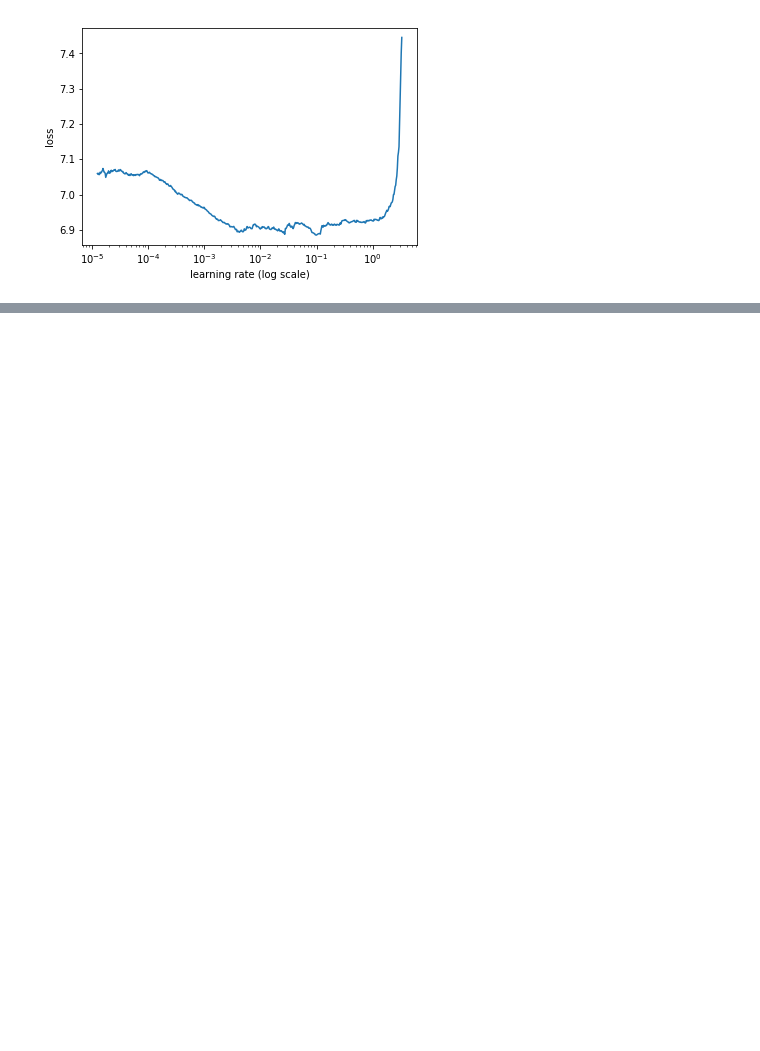
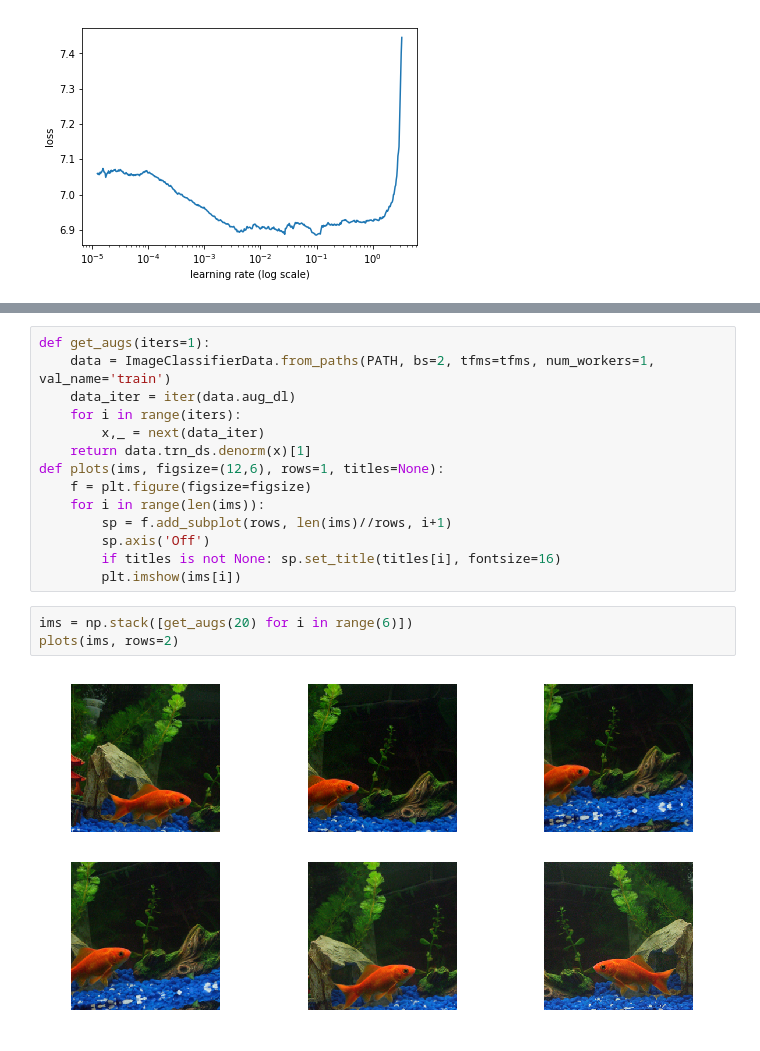
Before and after one commit to WNoxchi/deeplearningstudy, a Jupyter notebook: FADL2/darknet_test.ipynb, the cells around one changed output, grey strips where cells are left out. Drawn from its saved outputs; the diff is of its cells as text; blank space fills up the shorter version.

```diff
--- a/FADL2/darknet_test.ipynb
+++ b/FADL2/darknet_test.ipynb
@@ -512,0 +544,19 @@ learner.sched.plot()
+# %%
+def get_augs(iters=1):
+    data = ImageClassifierData.from_paths(PATH, bs=2, tfms=tfms, num_workers=1, val_name='train')
+    data_iter = iter(data.aug_dl)
+    for i in range(iters):
+        x,_ = next(data_iter)
+    return data.trn_ds.denorm(x)[1]
+def plots(ims, figsize=(12,6), rows=1, titles=None):
+    f = plt.figure(figsize=figsize)
+    for i in range(len(ims)):
+        sp = f.add_subplot(rows, len(ims)//rows, i+1)
+        sp.axis('Off')
+        if titles is not None: sp.set_title(titles[i], fontsize=16)
+        plt.imshow(ims[i])
+# %%
+ims = np.stack([get_augs(20) for i in range(6)])
+plots(ims, rows=2)
+# %% [output]
+[figure, added]
```
Also changed, not shown: parts of 9 cells of this notebook, 1 other file.
